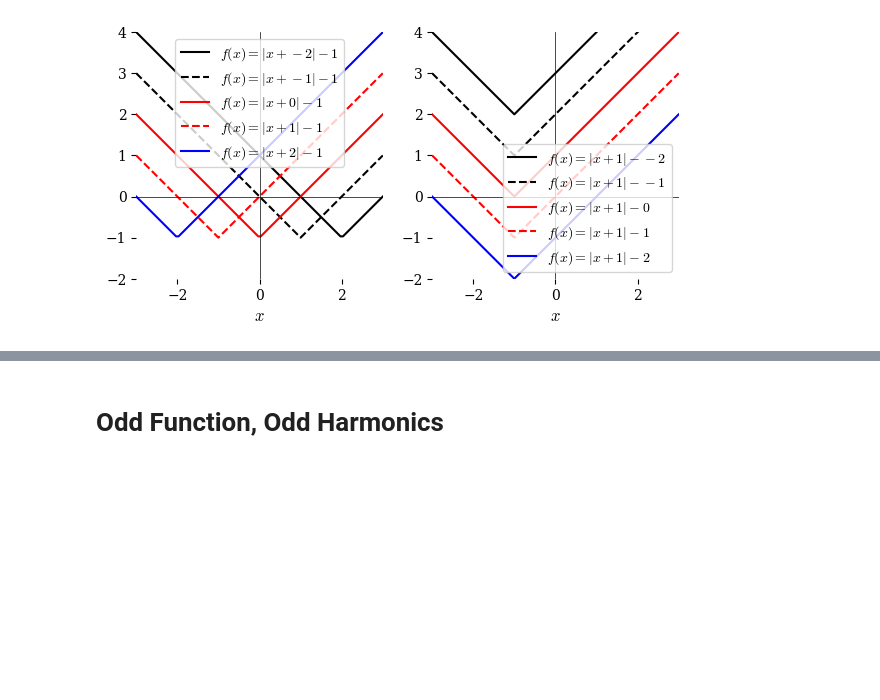
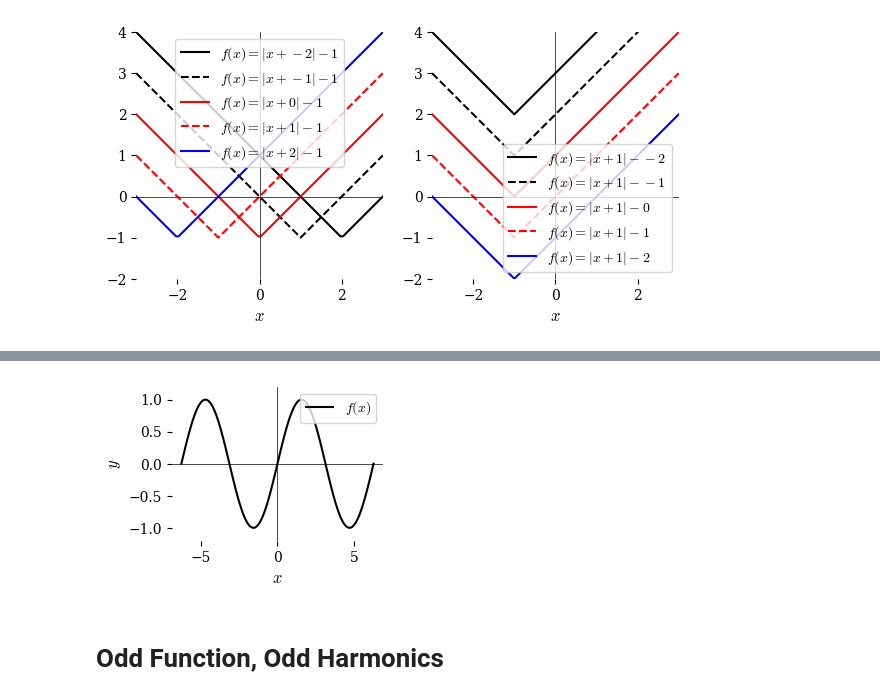
Before and after one commit to hrtlacek/matheFuerTonmeisterinnen, a Jupyter notebook: python/rechenOperationen_plot.ipynb, the cells around one changed output, grey strips where cells are left out. Drawn from its saved outputs; the diff is of its cells as text; code cells hidden in the pictures; blank space fills up the shorter version.

```diff
--- a/python/rechenOperationen_plot.ipynb
+++ b/python/rechenOperationen_plot.ipynb
@@ -139,3 +136,27 @@ plt.show()
+# %%
+x_size = 6
+y_size = 2
+
+plt.figure(figsize=[x_size,y_size])
+plt.subplot(121)
+t = np.linspace(-np.pi*2, np.pi*2, 100)
+sigC = np.sin(t)
+plt.plot(t,sigC, label='$f(x)$')
+# plt.plot(t,np.abs(sigB), 'r--', label='$|a(t)|$')
+# plt.plot(t,np.maximum(sigB, 0), 'g--', label='$max(a(t), 0)$')
+plt.ylim([-1.2,1.2])
+plt.axhline(lw=0.5)
+plt.axvline(lw=0.5)
+plt.xlabel('$x$')
+plt.ylabel('$y$')
+plt.legend(loc=1)
+# plt.gca().axes.get_xaxis().set_visible(False)
+
+
+plt.savefig("funktion_beispiel.pgf", bbox_inches='tight')
+plt.show()
+# %% [output]
+[figure, added]
 # %% [markdown]
 # Odd Function, Odd Harmonics
 # %%
```
Also changed, not shown: parts of 8 cells of this notebook, 35 other files.
